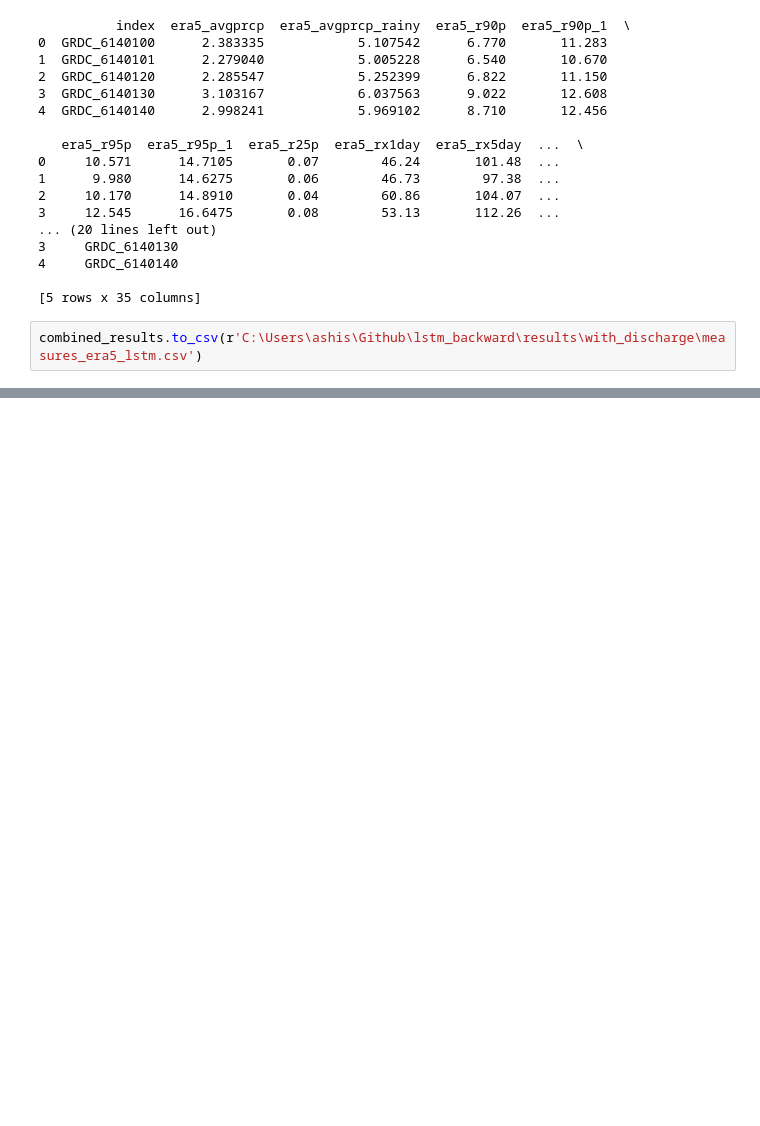
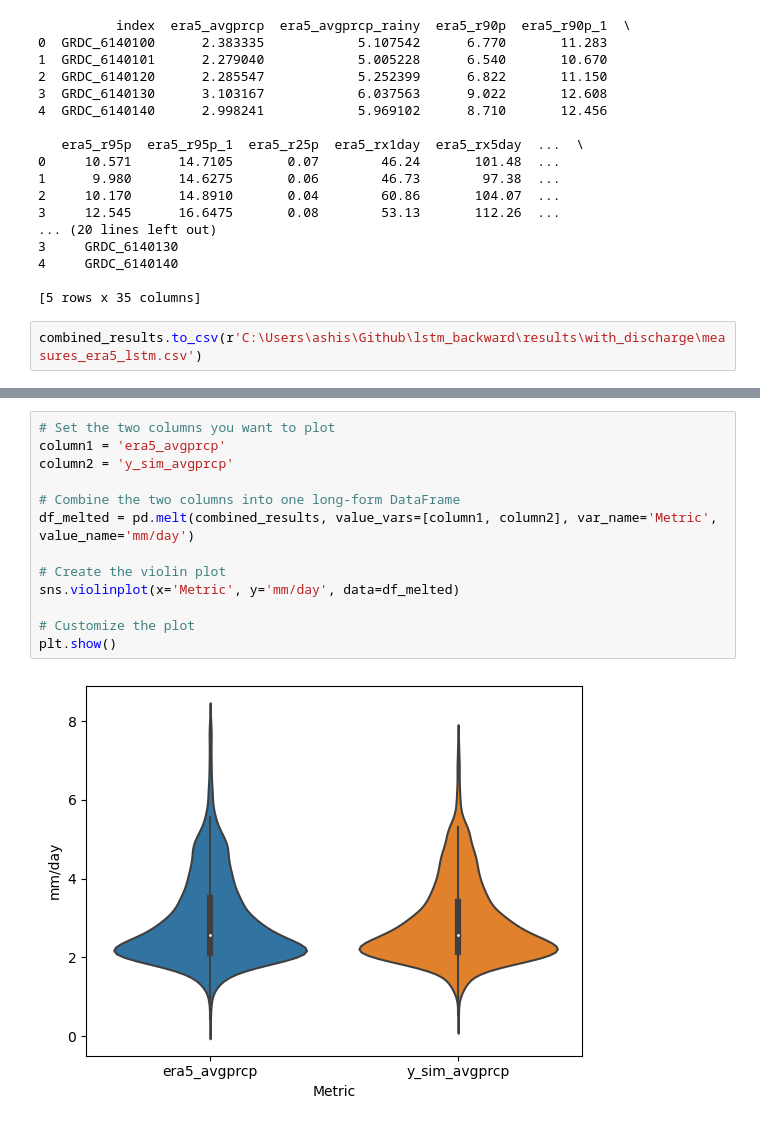
Before and after one commit to Ash-Manoj/lstm_backward, a Jupyter notebook: results/with_discharge/statistical_analysis.ipynb, the cells around one changed output, grey strips where cells are left out. Saved outputs shown, nothing was run; the diff lists cells and outputs as text; blank space fills up the shorter version.

```diff
--- a/results/with_discharge/statistical_analysis.ipynb
+++ b/results/with_discharge/statistical_analysis.ipynb
@@ -140,0 +156,15 @@ combined_results.to_csv(r'C:\Users\ashis\Github\lstm_backward\results\with_disch
+# %%
+# Set the two columns you want to plot
+column1 = 'era5_avgprcp'
+column2 = 'y_sim_avgprcp'
+
+# Combine the two columns into one long-form DataFrame
+df_melted = pd.melt(combined_results, value_vars=[column1, column2], var_name='Metric', value_name='mm/day')
+
+# Create the violin plot
+sns.violinplot(x='Metric', y='mm/day', data=df_melted)
+
+# Customize the plot
+plt.show()
+# %% [output]
+[figure, added]
```
Also changed, not shown: parts of 1 cell of this notebook.
